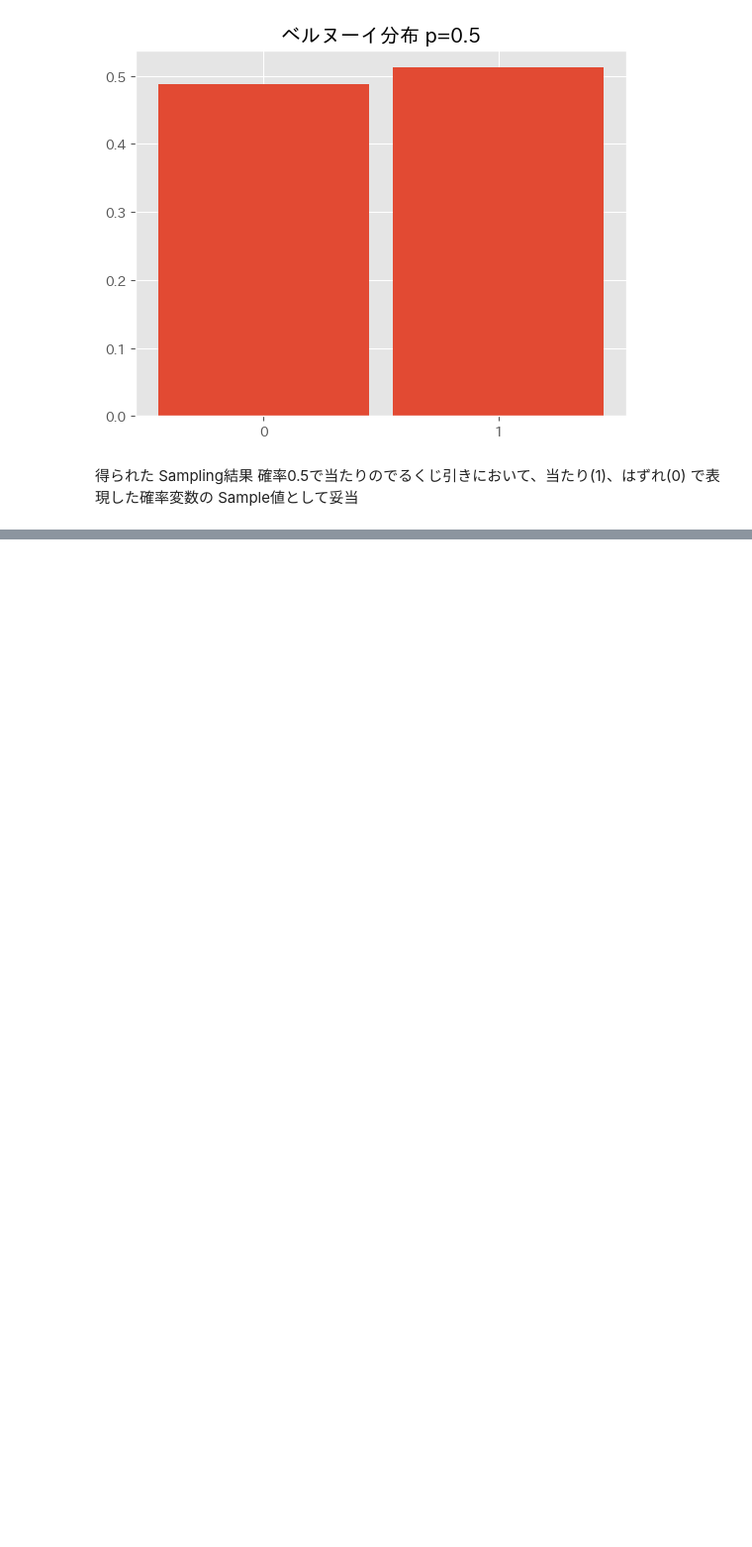
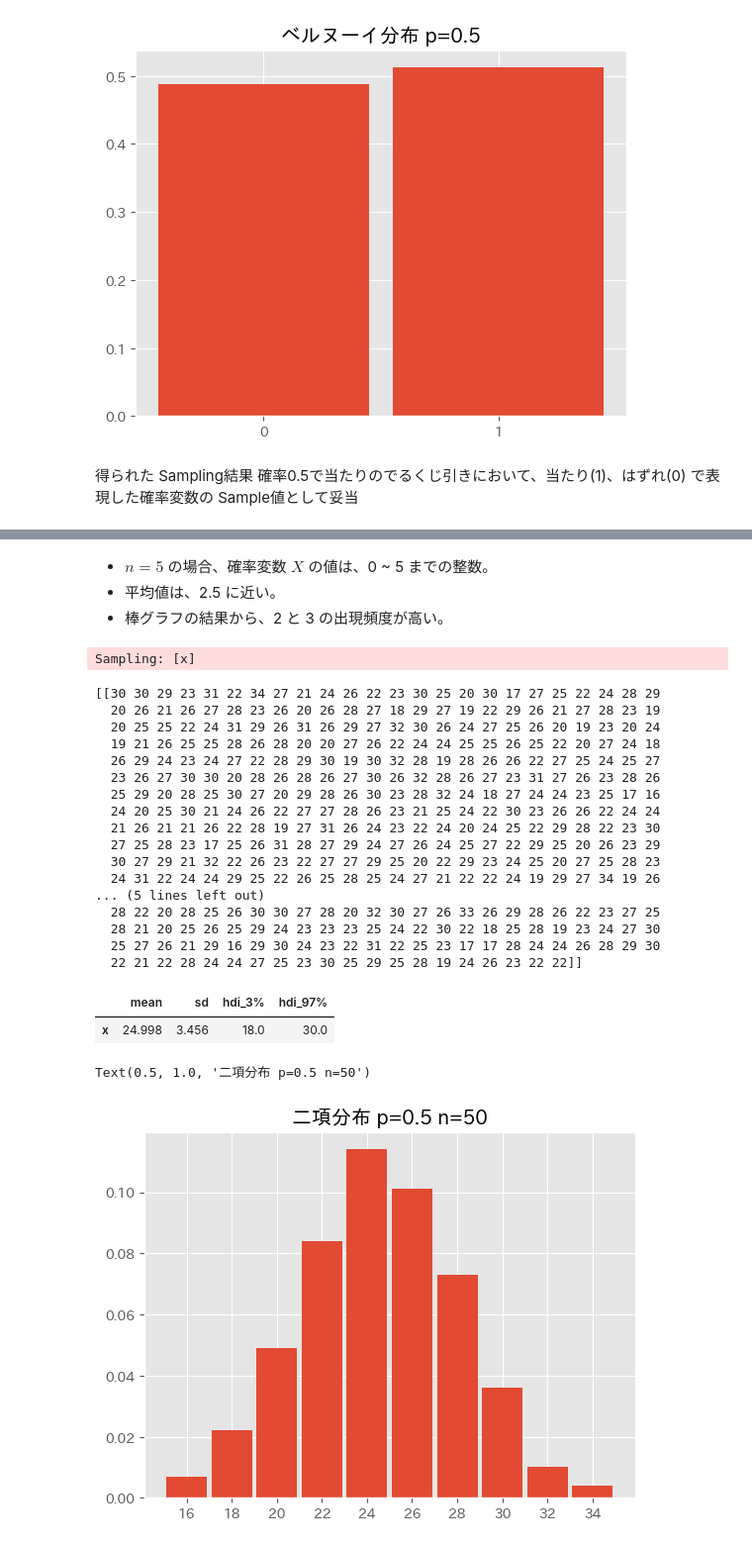
Before and after one commit to 1024xx4/py_bayes_intro, a Jupyter notebook: notebook.ipynb, the cells around one changed output, grey strips where cells are left out. Shown: that part at 99% size. Saved outputs shown, nothing was run; the diff lists cells and outputs as text; code cells hidden in the pictures; blank space fills up the shorter version.

```diff
--- a/notebook.ipynb
+++ b/notebook.ipynb
@@ -264,0 +320,55 @@ Text(0.5, 1.0, 'ベルヌーイ分布 p=0.5')
+# %% [markdown]
+- $n = 5$ の場合、確率変数 $X$ の値は、0 ~ 5 までの整数。
+- 平均値は、2.5 に近い。
+- 棒グラフの結果から、2 と 3 の出現頻度が高い。
+# %%
+# 二項分布の確率モデル定義
+
+# Parameter設定
+p = 0.5
+n = 50
+
+model3 = pm.Model()
+with model3:
+    # pm.Binomial: 二項分布
+    # p: 施行が成功する確率
+    # n: 施行階数
+    x = pm.Binomial('x', p=p, n=n)
+
+    # Sampling
+    prior_samples3 = pm.sample_prior_predictive(random_seed=42)
+
+# Sample値の抽出
+x_samples3 = prior_samples3['prior']['x'].values
+print(x_samples3)
+
+# Sampling結果の統計分析
+summary3 = az.summary(prior_samples3, kind='stats')
+display(summary3)
+
+# Sampling結果の可視化
+ax = az.plot_dist(x_samples3)
+ax.set_title(f'二項分布 p={p} n={n}')
+# %% [output]
+Sampling: [x]
+[[30 30 29 23 31 22 34 27 21 24 26 22 23 30 25 20 30 17 27 25 22 24 28 29
+  20 26 21 26 27 28 23 26 20 26 28 27 18 29 27 19 22 29 26 21 27 28 23 19
+  20 25 25 22 24 31 29 26 31 26 29 27 32 30 26 24 27 25 26 20 19 23 20 24
+  19 21 26 25 25 28 26 28 20 20 27 26 22 24 24 25 25 26 25 22 20 27 24 18
+  26 29 24 23 24 27 22 28 29 30 19 30 32 28 19 28 26 26 22 27 25 24 25 27
+  23 26 27 30 30 20 28 26 28 26 27 30 26 32 28 26 27 23 31 27 26 23 28 26
+  25 29 20 28 25 30 27 20 29 28 26 30 23 28 32 24 18 27 24 24 23 25 17 16
+  24 20 25 30 21 24 26 22 27 27 28 26 23 21 25 24 22 30 23 26 26 22 24 24
+  21 26 21 21 26 22 28 19 27 31 26 24 23 22 24 20 24 25 22 29 28 22 23 30
+  27 25 28 23 17 25 26 31 28 27 29 24 27 26 24 25 27 22 29 25 20 26 23 29
+  30 27 29 21 32 22 26 23 22 27 27 29 25 20 22 29 23 24 25 20 27 25 28 23
+  24 31 22 24 24 29 25 22 26 25 28 25 24 27 21 22 22 24 19 29 27 34 19 26
+... (5 lines left out)
+  28 22 20 28 25 26 30 30 27 28 20 32 30 27 26 33 26 29 28 26 22 23 27 25
+  28 21 20 25 26 25 29 24 23 23 23 25 24 22 30 22 18 25 28 19 23 24 27 30
+  25 27 26 21 29 16 29 30 24 23 22 31 22 25 23 17 17 28 24 24 26 28 29 30
+  22 21 22 28 24 24 27 25 23 30 25 29 25 28 19 24 26 23 22 22]]
+|  | mean | sd | hdi_3% | hdi_97% |
+| x | 24.998 | 3.456 | 18.0 | 30.0 |
+Text(0.5, 1.0, '二項分布 p=0.5 n=50')
+[figure, added]
```
Also changed, not shown: parts of 4 cells of this notebook.
